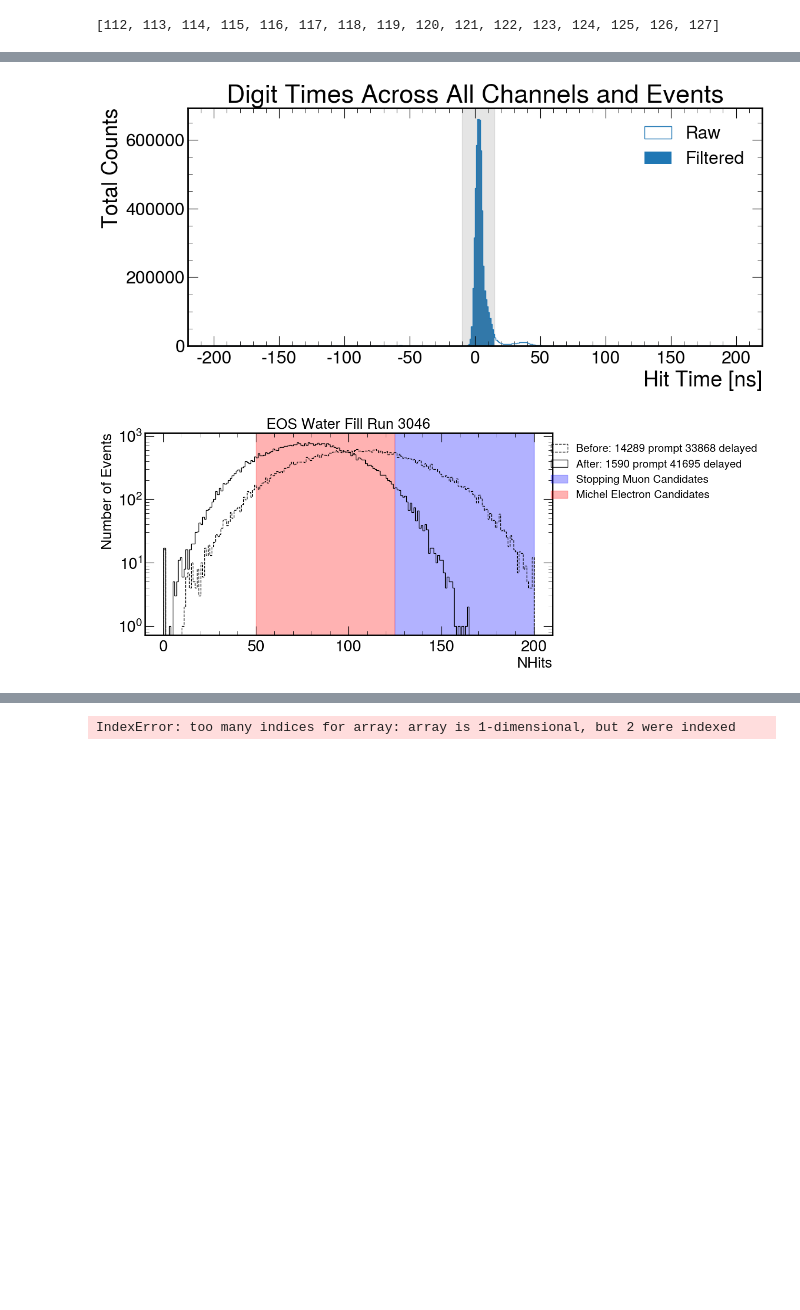
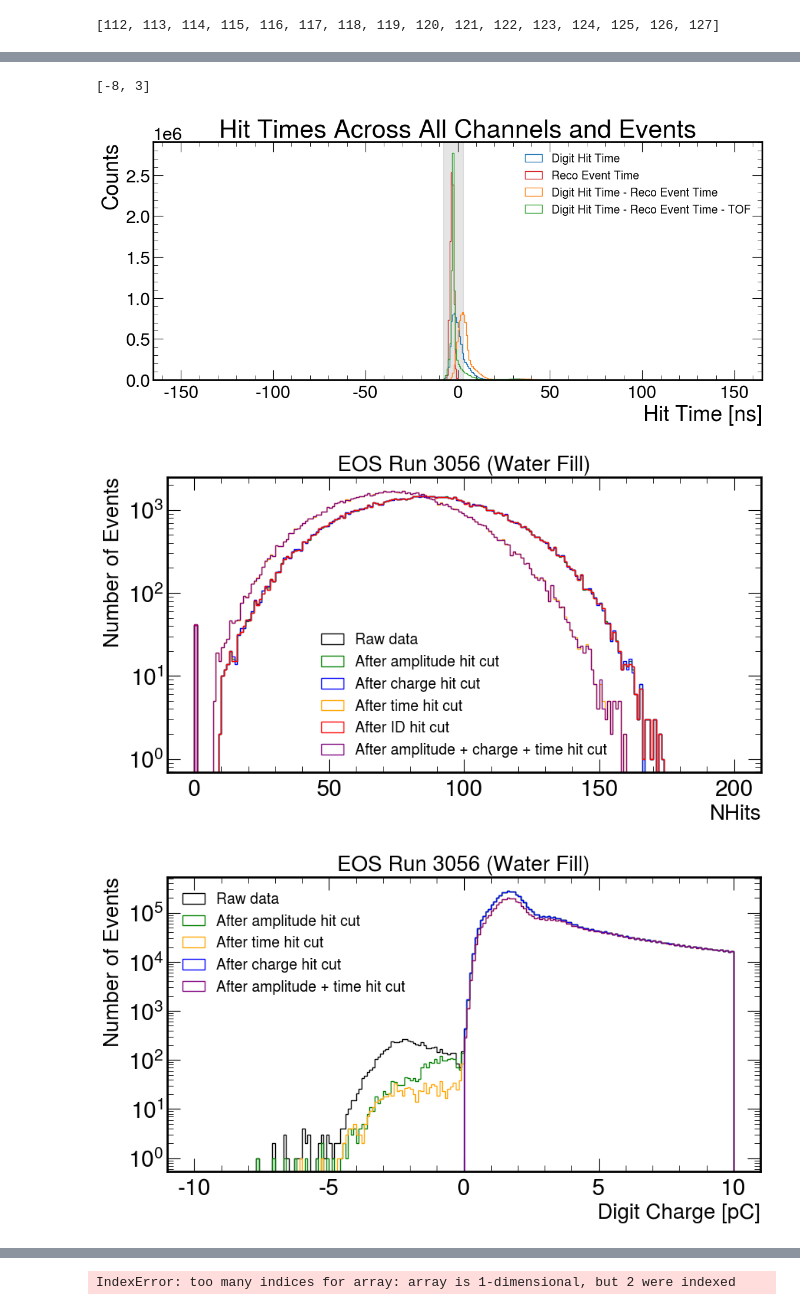
Before and after one commit to hbjamin/dichroicon-analysis, a Jupyter notebook: muons/analysis.ipynb, the cells around one changed output, grey strips where cells are left out. Cells and saved outputs as stored; diff of their text form; code cells hidden in the pictures; blank space fills up the shorter version.

Commit message:
update cuts for michel selection

```diff
--- a/muons/analysis.ipynb
+++ b/muons/analysis.ipynb
@@ -674,12 +699,14 @@ class Run:
 # %%
-sra_cosmics_file = '/nfs/disk1/eos/eos-processed-data-nubar/run1246/data-1246.root'
+# sra_cosmics_file = '/nfs/disk1/eos/eos-processed-data-nubar/run1246/data-1246.root'
 # central_515_laserball_file = '/nfs/disk1/eos/eos-processed-data-nubar/run3064/data-3064.root'
-water_cosmics_file = '/nfs/disk1/eos/eos-processed-data-nubar/run3056/data-3056.root'
+# water_cosmics_file = '/nfs/disk1/eos/eos-processed-data-dev/run3056/data-3056.root'
 # sanity_file = '/nfs/disk1/users/bharris/eos/new_sim/processed/eos_run1246_000.ntuple.root'
+#water_cosmics_file = '/nfs/disk1/eos/eos-processed-data-dev/rat_processed_data/run3056/eos_run_003056.0.root'
+water_cosmics_file = '/nfs/disk1/eos/eos-processed-data-dev/rat_processed_data_sum/run3056/data-3056.root'
 
 
-# run = Run(water_cosmics_file,nevents=4996811)
-run = Run(sra_cosmics_file,nevents=1000000)
+#run = Run(water_cosmics_file,nevents=50000)
+run = Run(water_cosmics_file,nevents=5000576)
 run.print_nevents_in_file()
 run.load_meta_data()
 run.load_event_data()
@@ -692,5 +719,5 @@ Took 13.21 seconds to load output data for 1000000 events
 # %%
-
-run.apply_hit_cleaning()
-run.plot_timing_cut()
+time_cut = [-8,3]
+run.make_hit_cleaning_masks(time_cut)
+run.plot_timing_corrections(time_cut)
 # %% [output]
@@ -1510,8 +1694,9 @@ class SimRun:
 # %%
 #sim_michel = "/nfs/disk1/users/bharris/eos/new_sim/michel/eos_sim1246_100000.ntuple.root"
-sim_michel = "/nfs/disk1/users/bharris/eos/sim/michels/1-50.ntuple.root"
+#sim_michel = "/nfs/disk1/users/bharris/eos/sim/michels/1-50.ntuple.root"
+sim_michel = "/nfs/disk1/users/bharris/eos/sim/outputs/michelMCrun3056/michel100k.ntuple.root"
 
-sim = SimRun(sim_michel,run.pmt_is_online,nevents=50000)
+sim = SimRun(sim_michel,run.pmt_is_online,nevents=100000)
 sim.print_nevents_in_file()
 sim.load_meta_data()
 sim.load_event_data()
@@ -1524,12 +1709,16 @@ Took 1.53 seconds to load output data for 50000 events
 # %%
-sim.apply_hit_cleaning()
-sim.plot_timing_cut()
+print(time_cut)
+sim.make_hit_cleaning_masks(time_cut)
+sim.plot_timing_corrections(time_cut)
 # %% [output]
+[-8, 3]
-[figure, old version]
+[figure, new version]
 # %%
-sim.make_nhit_masks()
+#sim.make_nhit_masks()
+sim.make_nhit_masks_and_plot_hit_cleaning_effect()
 # %% [output]
-[figure, old version]
+[figure, new version]
+[figure, added]
 # %%
 sim.make_deliverables()
 sim.plot_final_nhit_charges()
```
Also changed, not shown: parts of 25 cells of this notebook.
